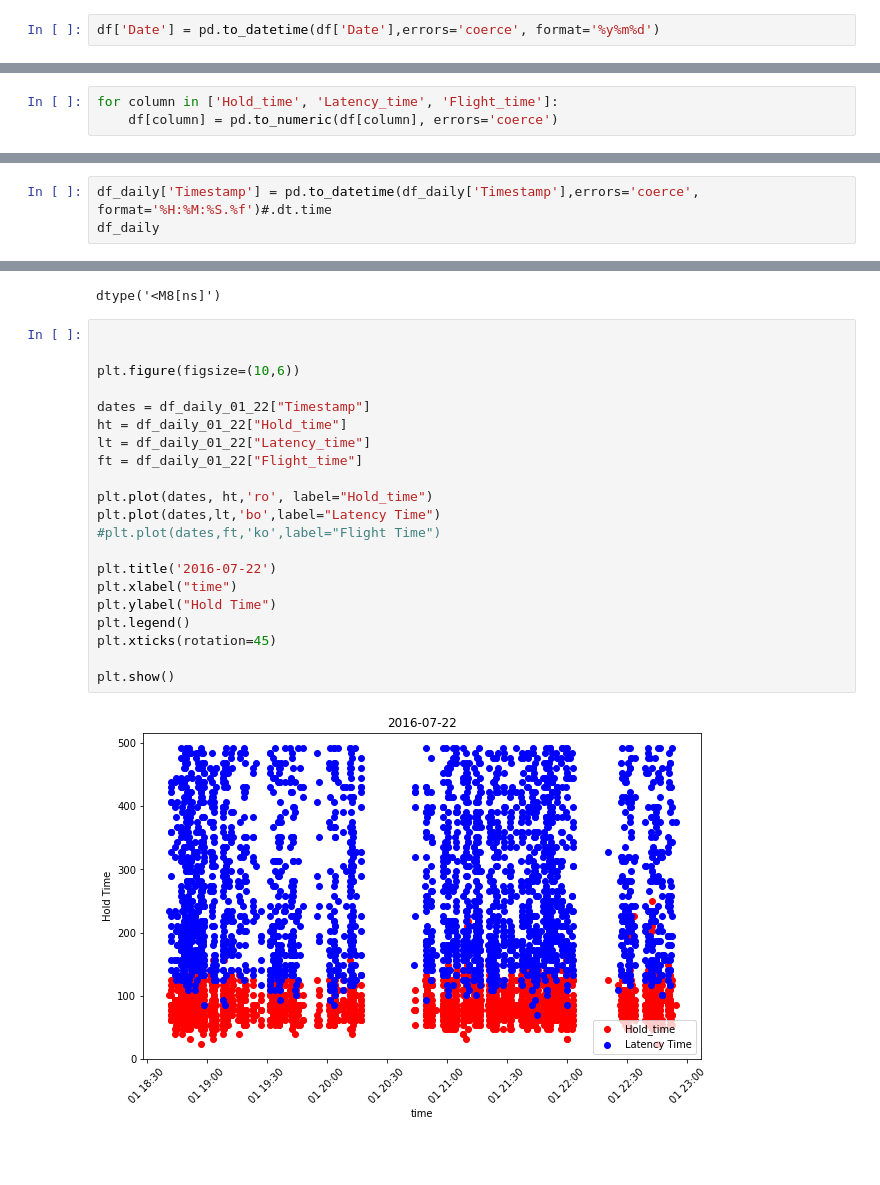
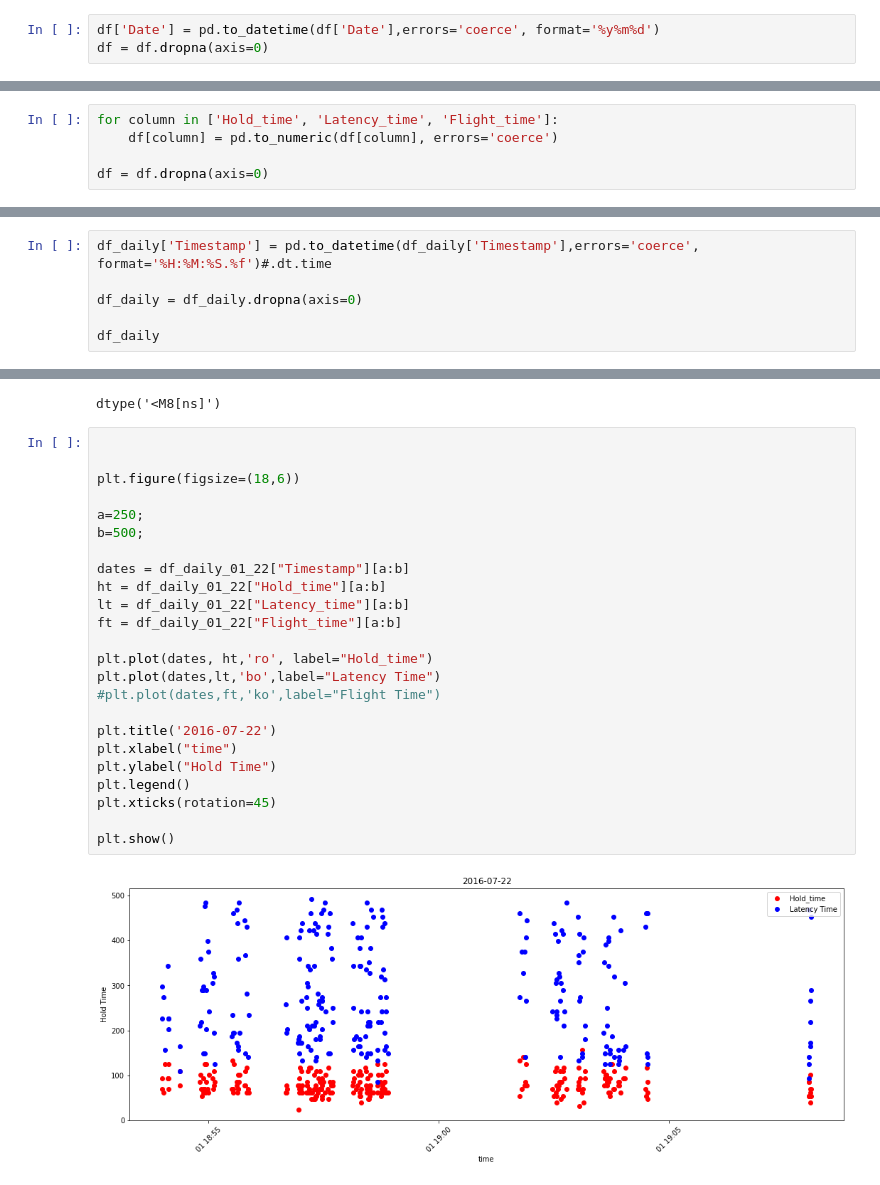
Before and after one commit to kdv97/quokka, a Jupyter notebook: individual_patient_Ivan.ipynb, the cells around one changed output, grey strips where cells are left out. Cells and saved outputs as stored; diff of their text form; blank space fills up the shorter version.

```diff
--- a/individual_patient_Ivan.ipynb
+++ b/individual_patient_Ivan.ipynb
@@ -38,5 +58,6 @@ df
 # %%
 df['Date'] = pd.to_datetime(df['Date'],errors='coerce', format='%y%m%d')
+df = df.dropna(axis=0)
 # %%
 df.Date
 # %% [output]
@@ -55,6 +76,8 @@ Name: Date, Length: 142635, dtype: datetime64[ns]
 # %%
 for column in ['Hold_time', 'Latency_time', 'Flight_time']:
     df[column] = pd.to_numeric(df[column], errors='coerce')
+
+df = df.dropna(axis=0)
 # %%
 df
 # %% [output]
@@ -92,5 +115,8 @@ df_daily
 # %%
 df_daily['Timestamp'] = pd.to_datetime(df_daily['Timestamp'],errors='coerce', format='%H:%M:%S.%f')#.dt.time
+
+df_daily = df_daily.dropna(axis=0)
+
 df_daily
 # %% [output]
 |  | Timestamp | Hand | Hold_time | Direction | Latency_time | Flight_time |
@@ -136,26 +162,29 @@ dtype('<M8[ns]')
 # %%
 
 
-plt.figure(figsize=(10,6))
+plt.figure(figsize=(18,6))
 
-dates = df_daily_01_22["Timestamp"]
-ht = df_daily_01_22["Hold_time"]
-lt = df_daily_01_22["Latency_time"]
-ft = df_daily_01_22["Flight_time"]
+a=250;
+b=500;
+
+dates = df_daily_01_22["Timestamp"][a:b]
+ht = df_daily_01_22["Hold_time"][a:b]
+lt = df_daily_01_22["Latency_time"][a:b]
+ft = df_daily_01_22["Flight_time"][a:b]
 
 plt.plot(dates, ht,'ro', label="Hold_time")
 plt.plot(dates,lt,'bo',label="Latency Time")
 #plt.plot(dates,ft,'ko',label="Flight Time")
 
 plt.title('2016-07-22')
 plt.xlabel("time")
 plt.ylabel("Hold Time")
 plt.legend()
 plt.xticks(rotation=45)
 
 plt.show()
 # %% [output]
-[figure, old version]
+[figure, new version]
 # %%
 #fig, ax = plt.subplots(figsize=(15,7))
 
```
Also changed, not shown: parts of 16 cells of this notebook.
